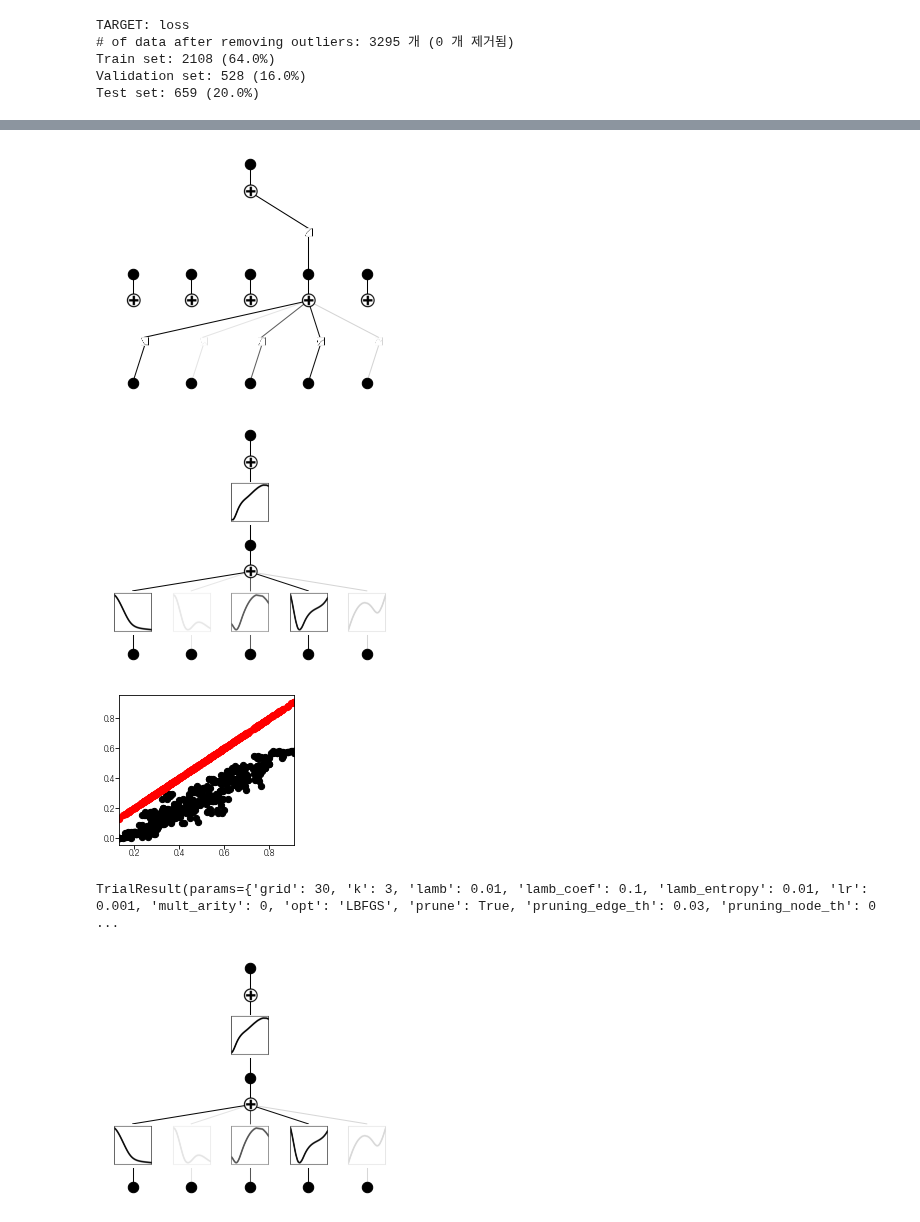
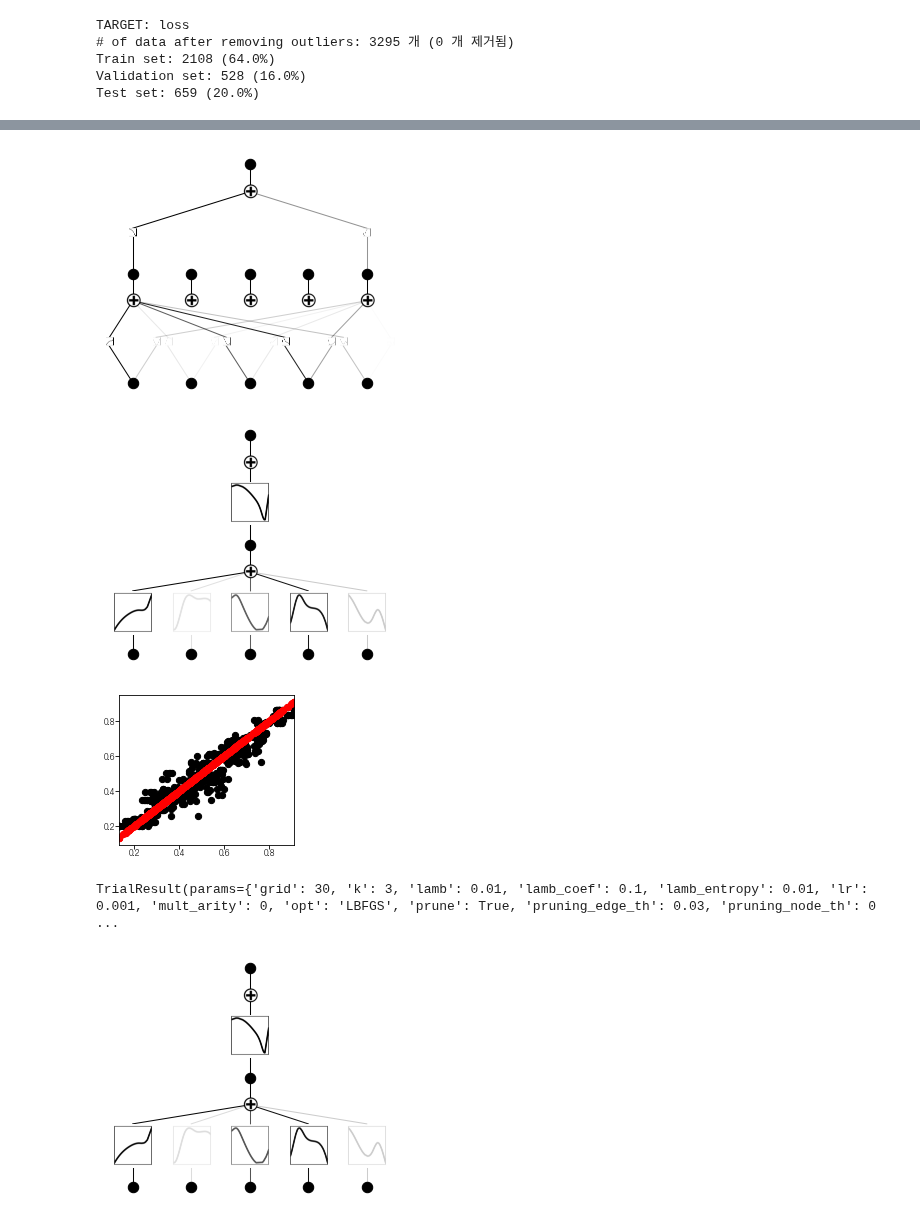
Before and after one commit to Hyein-coder/pykan, a Jupyter notebook: github/workflows/Hyein/material_02_AgNP.ipynb, the cells around one changed output, grey strips where cells are left out. Cells and saved outputs as stored; diff of their text form; code cells hidden in the pictures.

Commit message:
The feature range for MinMaxScaler was the problem!

```diff
--- a/github/workflows/Hyein/material_02_AgNP.ipynb
+++ b/github/workflows/Hyein/material_02_AgNP.ipynb
@@ -47,8 +47,8 @@ print(f"Train set: {len(X_train)} ({len(X_train) / len(X) * 100:.1f}%)")
 print(f"Validation set: {len(X_val)} ({len(X_val) / len(X) * 100:.1f}%)")
 print(f"Test set: {len(X_test)} ({len(X_test) / len(X) * 100:.1f}%)")
 
-scaler_X = MinMaxScaler()
-scaler_y = MinMaxScaler()
+scaler_X = MinMaxScaler(feature_range=(-1,1))
+scaler_y = MinMaxScaler(feature_range=(-1,1))
 
 X_train_norm = scaler_X.fit_transform(X_train)
 y_train_norm = scaler_y.fit_transform(y_train)
@@ -84,22 +84,22 @@ plt.show()
 # %%
 from kan.experiments.multkan_hparam_sweep import evaluate_params
 params = {k: v for k, v in d_opt_flat.items() if "param_" in k}
 params = {key.replace('param_', ''): value for key, value in params.items()}
-params['max_grid'] = 3
+# params['max_grid'] = 3
 
 res, model, fit_kwargs, dataset = evaluate_params(
     X_train_norm, y_train_norm, X_val_norm, y_val_norm, params, X_test_norm, y_test_norm, 0, scaler_y, device.type,
     save_heading=save_heading
 )
 print(res)
 model.plot()
 plt.show()
 # %% [output]
-[figure, old version]
+[figure, new version]
-[figure, old version]
+[figure, new version]
-[figure, old version]
+[figure, new version]
 TrialResult(params={'grid': 30, 'k': 3, 'lamb': 0.01, 'lamb_coef': 0.1, 'lamb_entropy': 0.01, 'lr': 0.001, 'mult_arity': 0, 'opt': 'LBFGS', 'prune': True, 'pruning_edge_th': 0.03, 'pruning_node_th': 0 ...
-[figure, old version]
+[figure, new version]
 # %%
 from kan.utils import ex_round
 model.auto_symbolic(weight_simple=0, a_range=(-50, 50), b_range=(-50, 50))
```
Also changed, not shown: parts of 7 cells of this notebook.
